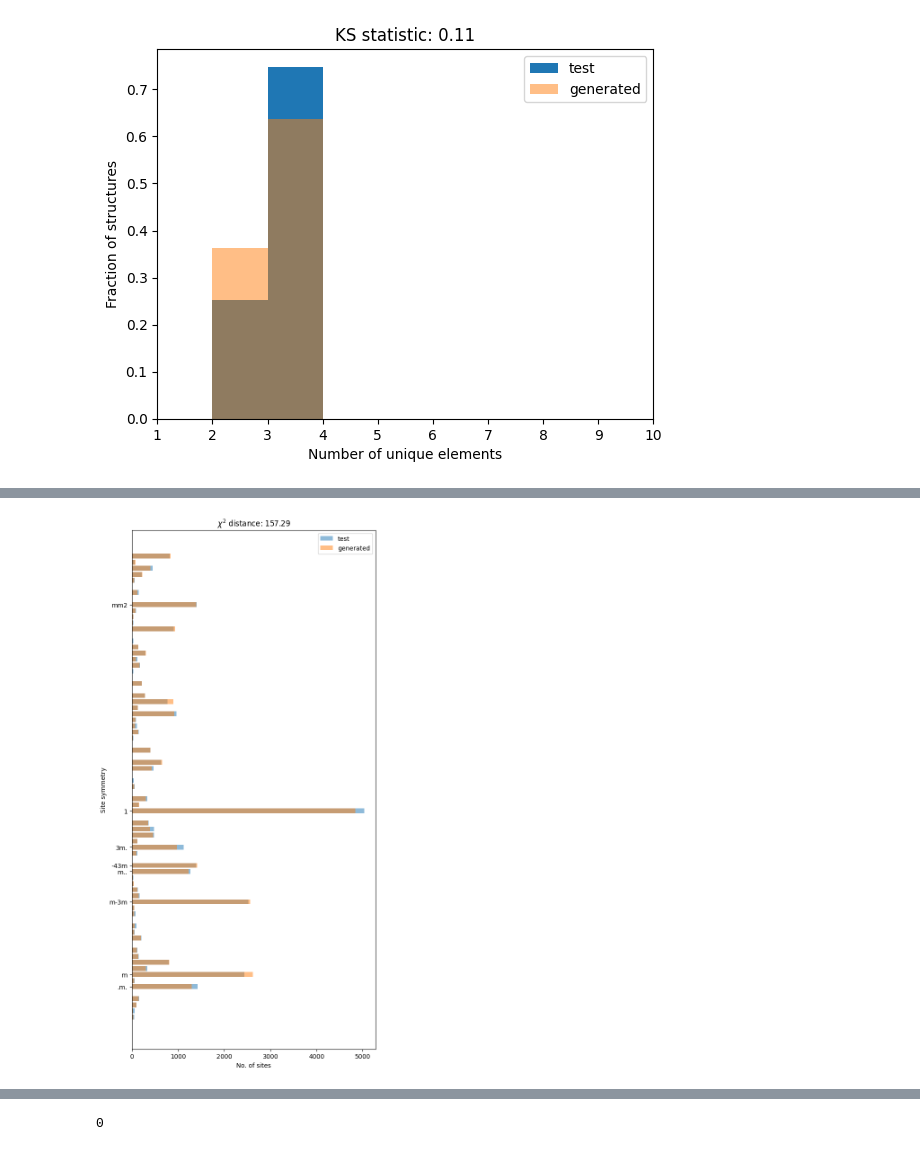
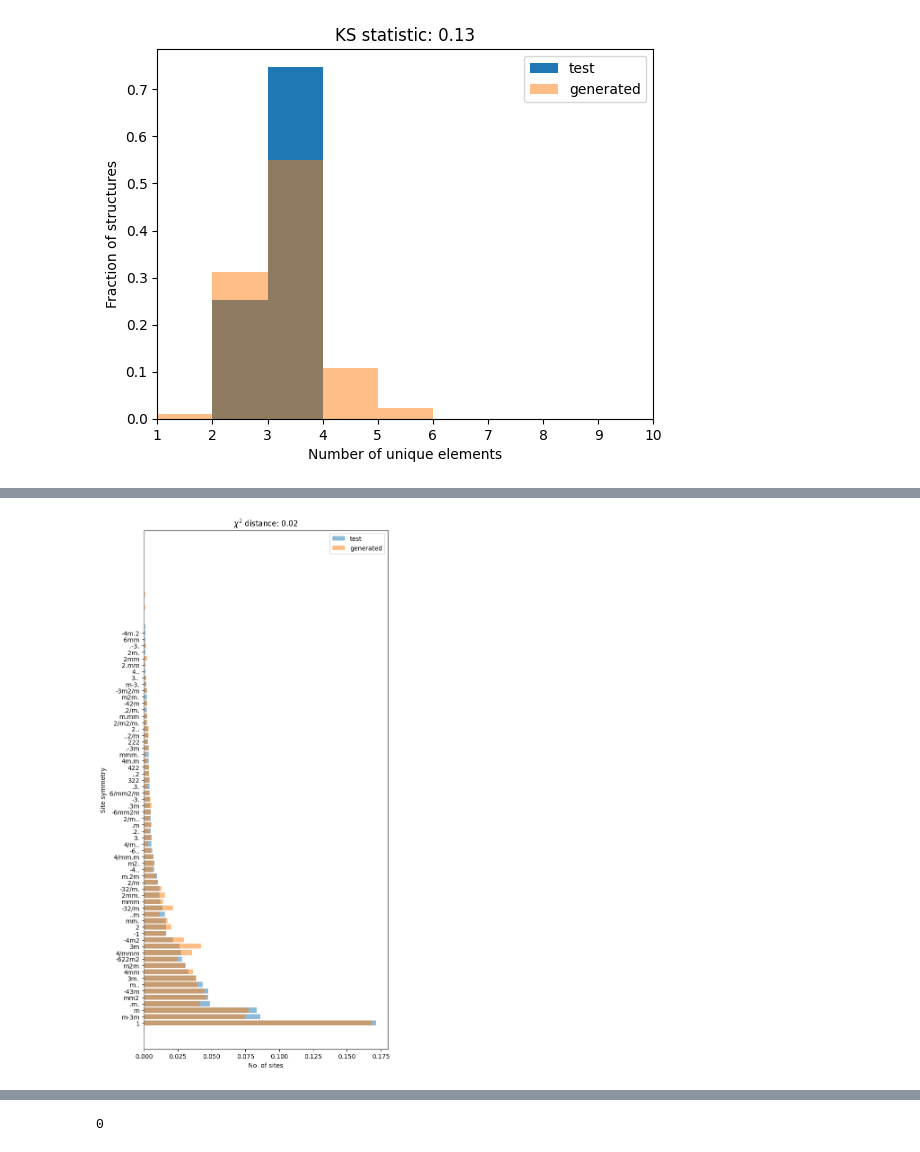
Before and after one commit to kedhip/WyckoffTransformer, a Jupyter notebook: statistical_evaluation.ipynb, the cells around one changed output, grey strips where cells are left out. Drawn from its saved outputs; the diff is of its cells as text; code cells hidden in the pictures.

```diff
--- a/statistical_evaluation.ipynb
+++ b/statistical_evaluation.ipynb
@@ -26,8 +44,8 @@ ax.legend();
 # %%
 def count_elements(record):
-    return len(set(record["elements"]))
+    return len(set(record["species"]))
 def count_elements_pd(record):
-    return len(set(record.structure.elements))
+    return len(set(record.elements))
 generated_no_elements = list(map(count_elements, generated_wychoffs))
 test_no_elements = datasets_pd['test'].apply(count_elements_pd, axis=1)
 fig, ax = plt.subplots()
@@ -41,18 +59,18 @@ ax.legend()
 ax.set_title(f"KS statistic: {kstest(test_no_elements, generated_no_elements).statistic:.2f}")
 ax.set_xlim((1,10));
 # %% [output]
-[figure, old version]
+[figure, new version]
 # %%
 import pickle
-with open("wychoffs_enumerated_by_ss.pkl.gz", "rb") as f:
+with open("cache/wychoffs_enumerated_by_ss.pkl.gz", "rb") as f:
     a, letter_from_ss_enum, ss_from_letter = pickle.load(f)
 def extract_ss(wychoff_gene):
     res = []
     for sites_list in wychoff_gene['sites']:
-        res.extend([ss_from_letter[wychoff_gene['spacegroup']][multi_letter.lstrip("1234567890")] for multi_letter in sites_list])
+        res.extend([ss_from_letter[wychoff_gene['group']][multi_letter.lstrip("1234567890")] for multi_letter in sites_list])
     return res
 # %%
 from collections import Counter
 from itertools import chain
-test_ss_frequency = Counter(chain(*datasets_pd['test']['symmetry_sites']))
+test_ss_frequency = Counter(chain(*datasets_pd['test']['site_symmetries']))
 generated_ss_frequency = Counter(chain(*map(extract_ss, generated_wychoffs)))
@@ -70,2 +77,10 @@ generated_ss_frequency_np = counter_to_vector(generated_ss_frequency)
+# %%
+sorted_ss, test_count = map(list, zip(*sorted(test_ss_frequency.items(), key=lambda x: x[1], reverse=True)))
+test_count = np.array(test_count)
+generated_count = [generated_ss_frequency[ss] for ss in sorted_ss]
+generated_count = np.array(generated_count)
+
+generated_count = generated_count / generated_count.sum()
+test_count = test_count / test_count.sum()
 # %%
-exclusion_mask = ~((test_ss_frequency_np == 0) | (generated_ss_frequency_np == 0))
+exclusion_mask = ~((test_count == 0) | (generated_count == 0))
@@ -74,14 +87,15 @@ id_to_ss = {v: k for k, v in site_to_ids.items()}
 # %%
 from scipy.stats import chi2_contingency
-chi2_results = chi2_contingency(np.vstack([test_ss_frequency_np[exclusion_mask], generated_ss_frequency_np[exclusion_mask]]))
+chi2_results = chi2_contingency(np.vstack([test_count[exclusion_mask], generated_count[exclusion_mask]]))
+print("WARNING: chi2 needs counts, not frequencies")
 fig, ax = plt.subplots(figsize=(7, 15))
-ax.barh(range(len(site_to_ids)), test_ss_frequency_np, alpha=0.5, label='test')
-ax.barh(range(len(site_to_ids)), generated_ss_frequency_np, alpha=0.5, label='generated')
+ax.barh(range(len(sorted_ss)), test_count, alpha=0.5, label='test')
+ax.barh(range(len(sorted_ss)), generated_count, alpha=0.5, label='generated')
 ax.set_xlabel('No. of sites')
 ax.set_ylabel('Site symmetry');
 ax.set_title(f"$\\chi^2$ distance: {chi2_results[0]:.2f}")
-high_bins = test_ss_frequency_np > 1000
+high_bins = test_count > 0.001
 ax.set_yticks(np.nonzero(high_bins)[0])
-ax.set_yticklabels([id_to_ss[i] for i in np.nonzero(high_bins)[0]])
+ax.set_yticklabels([sorted_ss[i] for i in np.nonzero(high_bins)[0]])
 ax.legend();
 # %% [output]
@@ -88,3 +103,3 @@ ax.legend();
-[figure, old version]
+[figure, new version]
 # %%
 test_elements_count = Counter()
```
Also changed, not shown: parts of 20 cells of this notebook, 15 other files.
